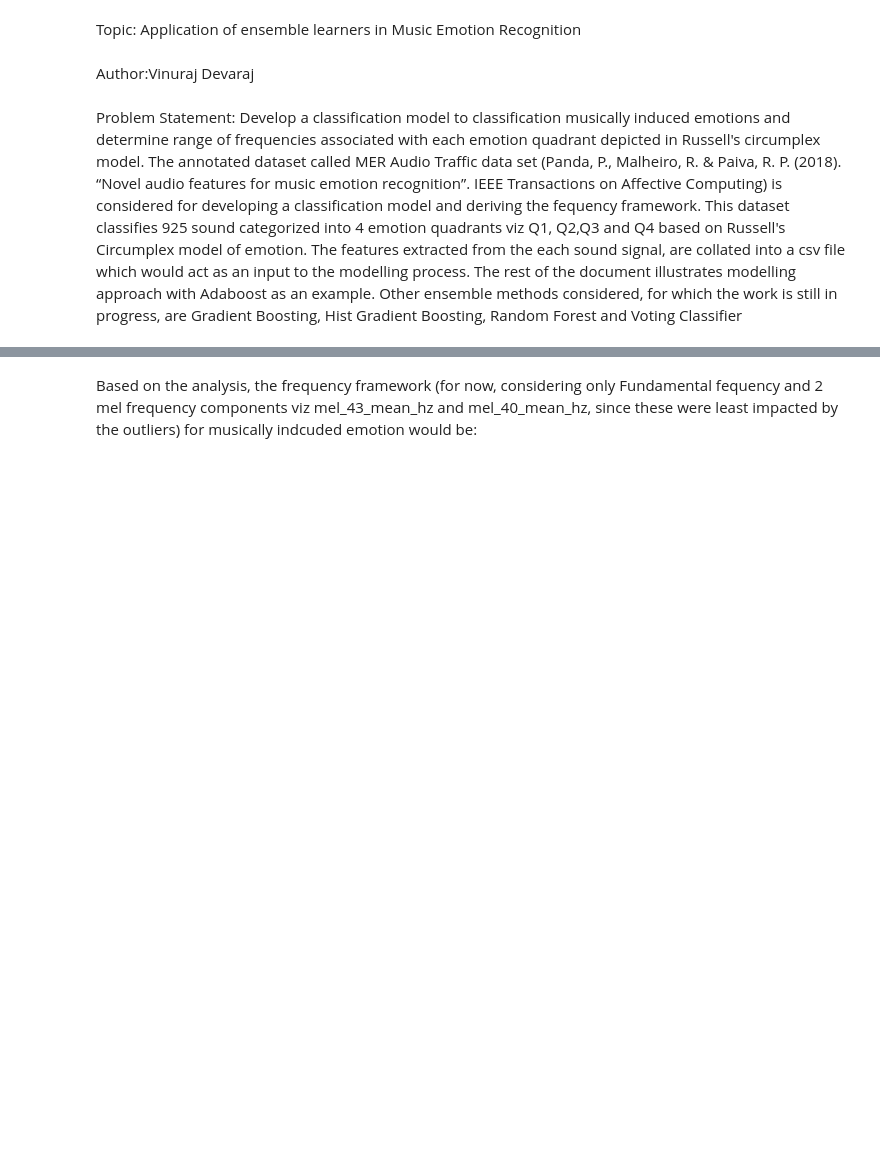
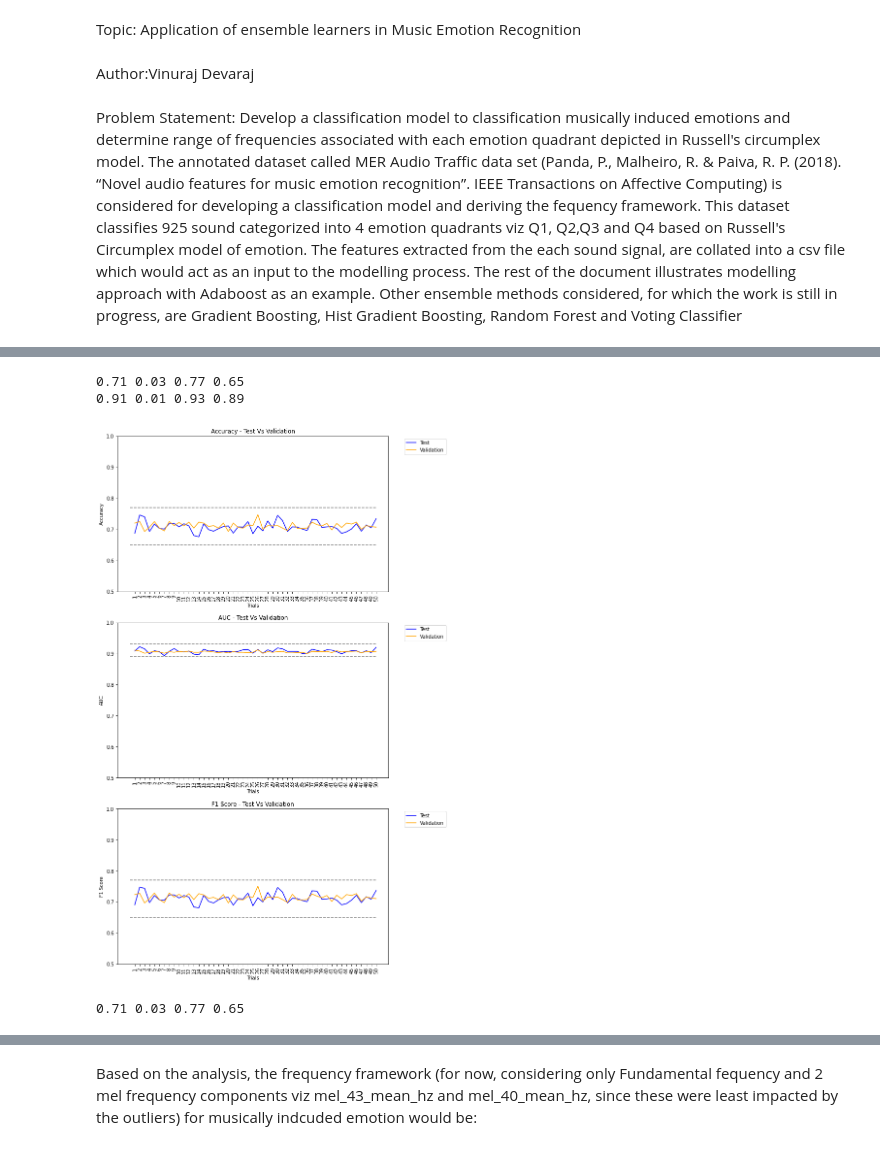
Before and after one commit to vinurajd/MER_Phd_Thesis, a Jupyter notebook: DS_1_Analysis-Adaboost-4 classes.ipynb, the cells around one changed output, grey strips where cells are left out. Cells and saved outputs as stored; diff of their text form; code cells hidden in the pictures; blank space fills up the shorter version.

```diff
--- a/DS_1_Analysis-Adaboost-4 classes.ipynb
+++ b/DS_1_Analysis-Adaboost-4 classes.ipynb
@@ -770,0 +381,66 @@ plt.show()
+# %%
+# plot the test and validation accuracies for each trial
+# Expectation: The accuraies should remain stable without significant deviation - stay within confidance interval +/- 1.96*sd
+
+figure, (ax1,ax2,ax3) = plt.subplots(3,1, figsize= (10,20))
+# Accuracy plot
+ax1.plot(optimal_vals_sd.num_trials,optimal_vals_sd.acc_test, color = 'blue')
+ax1.plot(optimal_vals_sd.num_trials,optimal_vals_sd.acc_valid, color = 'orange')
+ax1.set_ylabel("Accuracy")
+ax1.set_xlabel("Trials")
+ax1.set_title("Accuracy - Test Vs Validation")
+ax1.set_ylim(0.5,1)
+ax1.legend(bbox_to_anchor=(1.05,1), loc="upper left", labels=['Test','Validation'])
+mean_val = round(np.mean(optimal_vals_sd.acc_test),2)
+sd_val = round(1.96*np.std(optimal_vals_sd.acc_test),2)
+ub_val = round(mean_val + (1.96*sd_val),2)
+lb_val = round(mean_val - (1.96*sd_val),2)
+ax1.hlines(ub_val, 0, len(optimal_vals_sd.num_trials), linestyles="--", colors = 'gray')
+ax1.hlines(lb_val, 0, len(optimal_vals_sd.num_trials), linestyles="--", colors = 'gray')
+plt.sca(ax1)
+plt.xticks(optimal_vals_sd.num_trials, optimal_vals_sd.num_trials, rotation=90)
+
+print(mean_val,sd_val,ub_val,lb_val)
+# # Auc plot
+ax2.plot(optimal_vals_sd.num_trials,optimal_vals_sd.auc_test, color = 'blue')
+ax2.plot(optimal_vals_sd.num_trials,optimal_vals_sd.auc_valid, color = 'orange')
+ax2.set_ylabel("AUC")
+ax2.set_xlabel("Trials")
+ax2.set_title("AUC - Test Vs Validation")
+ax2.set_ylim(0.5,1)
+ax2.legend(bbox_to_anchor=(1.05,1), loc="upper left", labels=['Test','Validation'])
+mean_val = round(np.mean(optimal_vals_sd.auc_test),2)
+sd_val = round(1.96*np.std(optimal_vals_sd.auc_test),2)
+ub_val = round(mean_val + (1.96*sd_val),2)
+lb_val = round(mean_val - (1.96*sd_val),2)
+ax2.hlines(ub_val, 0, len(optimal_vals_sd.num_trials), linestyles="--", colors = 'gray')
+ax2.hlines(lb_val, 0, len(optimal_vals_sd.num_trials), linestyles="--", colors = 'gray')
+
+plt.sca(ax2)
+plt.xticks(optimal_vals_sd.num_trials, optimal_vals_sd.num_trials, rotation=90)
+print(mean_val,sd_val,ub_val,lb_val)
+
+# # F1 Score plot
+ax3.plot(optimal_vals_sd.num_trials,optimal_vals_sd.f1s_test, color = 'blue')
+ax3.plot(optimal_vals_sd.num_trials,optimal_vals_sd.f1s_valid, color = 'orange')
+ax3.set_ylabel("F1 Score")
+ax3.set_xlabel("Trials")
+ax3.set_title("F1 Score - Test Vs Validation")
+ax3.set_ylim(0.5,1)
+ax3.legend(bbox_to_anchor=(1.05,1), loc="upper left", labels=['Test','Validation'])
+mean_val = round(np.mean(optimal_vals_sd.f1s_test),2)
+sd_val = round(1.96*np.std(optimal_vals_sd.f1s_test),2)
+ub_val = round(mean_val + (1.96*sd_val),2)
+lb_val = round(mean_val - (1.96*sd_val),2)
+ax3.hlines(ub_val, 0, len(optimal_vals_sd.num_trials), linestyles="--", colors = 'gray')
+ax3.hlines(lb_val, 0, len(optimal_vals_sd.num_trials), linestyles="--", colors = 'gray')
+
+plt.sca(ax3)
+plt.xticks(optimal_vals_sd.num_trials, optimal_vals_sd.num_trials, rotation=90)
+plt.show()
+print(mean_val,sd_val,ub_val,lb_val)
+# %% [output]
+0.71 0.03 0.77 0.65
+0.91 0.01 0.93 0.89
+[figure, added]
+0.71 0.03 0.77 0.65
```
Also changed, not shown: parts of 51 cells of this notebook, 9 other files.
